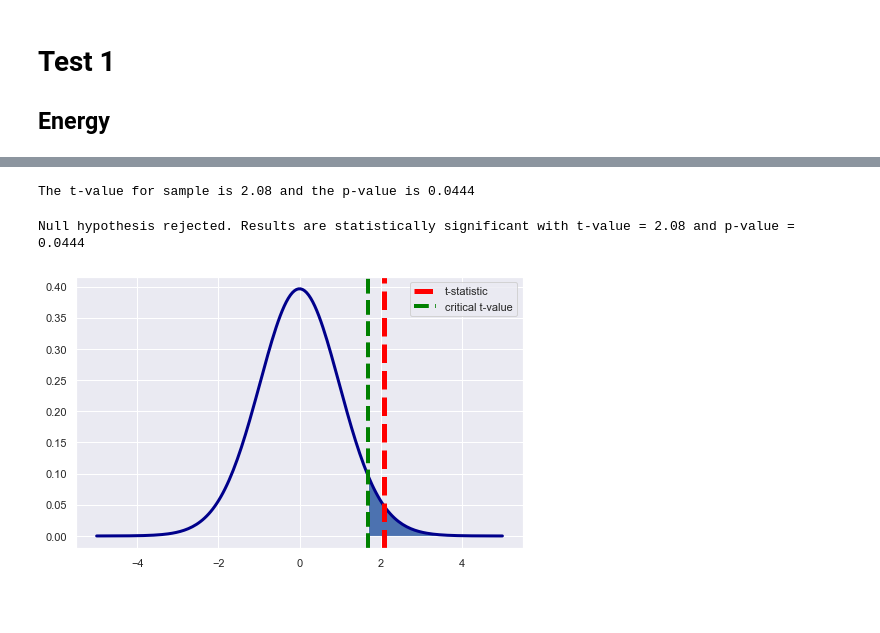
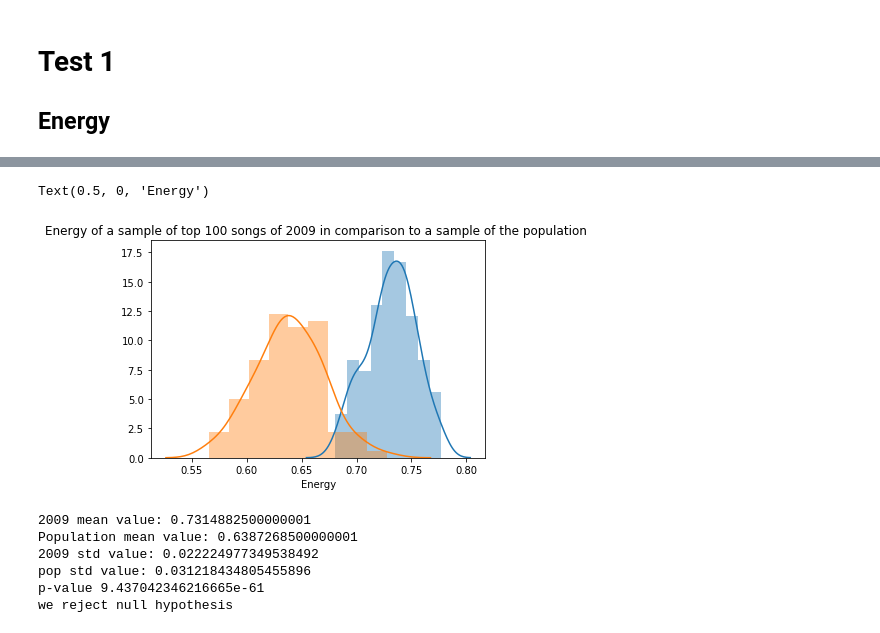
Before and after one commit to fsarraf/Mod3_project, a Jupyter notebook: api test.ipynb, the cells around one changed output, grey strips where cells are left out. Saved outputs shown, nothing was run; the diff lists cells and outputs as text; code cells hidden in the pictures; blank space fills up the shorter version.

```diff
--- a/api test.ipynb
+++ b/api test.ipynb
@@ -480,5 +377,0 @@ print ('The sample contains', n, 'observations, having a mean of', x_bar, "and a
-# %%
-sns.set(color_codes=True)
-sns.set(rc={'figure.figsize':(12,10)})
-ax = sns.distplot(sample)
-ax2 = sns.distplot(pop_sample['energy'])
@@ -545,40 +378,34 @@ plt.show()
-# %%
-results = stats.ttest_1samp(a= sample, popmean= mu)
-print ("The t-value for sample is", round(results[0], 2), "and the p-value is", np.round((results[1]), 4))
-# %% [output]
-The t-value for sample is 2.08 and the p-value is 0.0444
-# %%
-if (results[0]>t_crit) and (results[1]<0.05):
-    print ("Null hypothesis rejected. Results are statistically significant with t-value =",
-           round(results[0], 2), "and p-value =", np.round((results[1]), 4))
-else:
-    print ("Null hypothesis is Accepted")
-# %% [output]
-Null hypothesis rejected. Results are statistically significant with t-value = 2.08 and p-value = 0.0444
-# %%
-xs = np.linspace(-5, 5, 200)
-
-# use stats.t.pdf to get values on the probability density function for the t-distribution
-# the second argument is the degrees of freedom
-ys = stats.t.pdf(xs, df, 0, 1)
-
-# initialize a matplotlib "figure"
-fig = plt.figure(figsize=(8,5))
-
-# get the current "axis" out of the figure
-ax = fig.gca()
-
-# plot the lines using matplotlib's plot function:
-ax.plot(xs, ys, linewidth=3, color='darkblue')
-
-# plot a vertical line for our measured difference in rates t-statistic
-ax.axvline(t, color='red', linestyle='--', lw=5,label='t-statistic')
-
-ax.axvline(t_crit,color='green',linestyle='--',lw=4,label='critical t-value')
-ax.fill_betweenx(ys,xs,t_crit,where= xs > t_crit)
-
-ax.legend()
-plt.show()
-# %% [output]
-[figure, removed]
+# %%
+sns.distplot(sample_2009, label = "2009" )
+sns.distplot(sample_population, label = 'Population')
+plt.title('Energy of a sample of top 100 songs of 2009 in comparison to a sample of the population ')
+plt.xlabel('Energy')
+# %% [output]
+Text(0.5, 0, 'Energy')
+[figure, added]
+# %%
+from scipy.stats import ttest_ind
+
+
+sample_2009_mean = np.mean(sample_2009)
+sample_pop_mean = np.mean(sample_population)
+print("2009 mean value:",sample_2009_mean)
+print("Population mean value:",sample_pop_mean)
+sample_2009_std = np.std(sample_2009)
+sample_pop_std = np.std(sample_population)
+print("2009 std value:",sample_2009_std)
+print("pop std value:",sample_pop_std)
+ttest,pval = ttest_ind(sample_2009,sample_population)
+print("p-value",pval)
+if pval <0.05:
+  print("we reject null hypothesis")
+else:
+  print("we accept null hypothesis")
+# %% [output]
+2009 mean value: 0.7314882500000001
+Population mean value: 0.6387268500000001
+2009 std value: 0.022224977349538492
+pop std value: 0.031218434805455896
+p-value 9.437042346216665e-61
+we reject null hypothesis
 # %%
```
Also changed, not shown: parts of 109 cells of this notebook, 5 other files.
